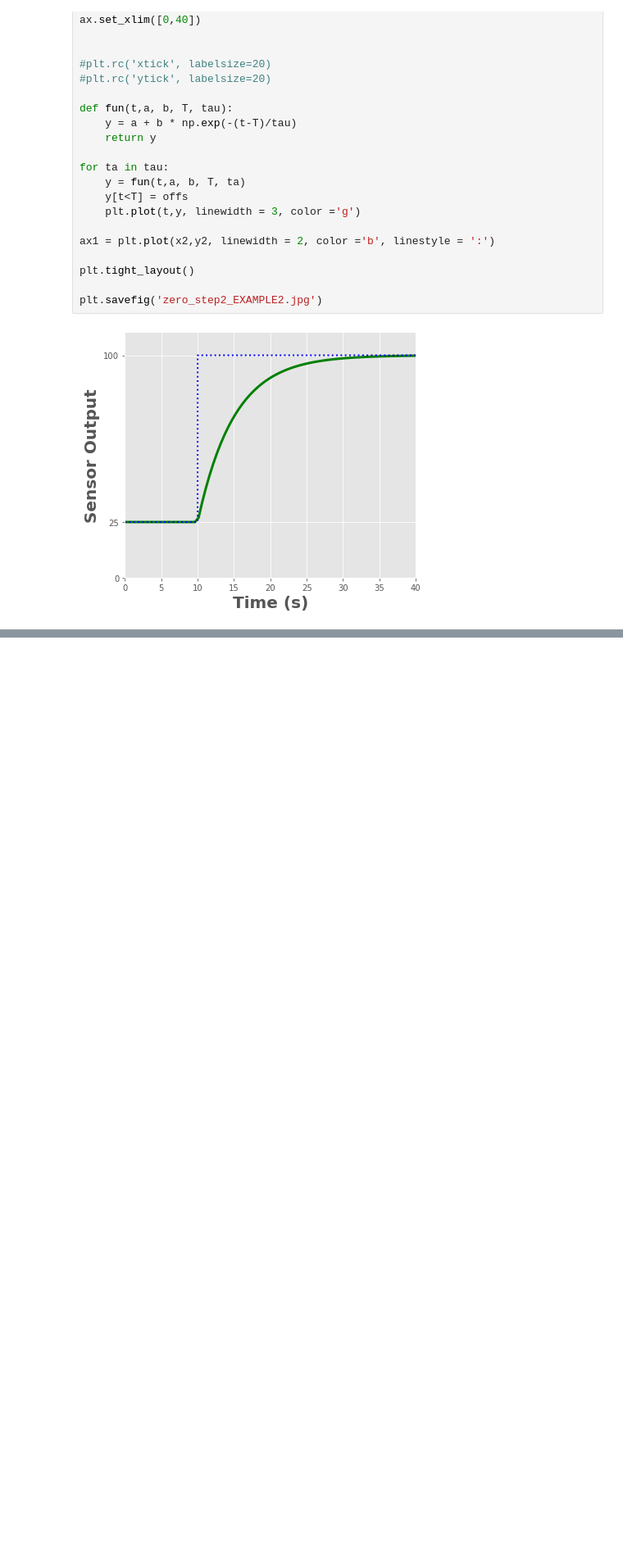
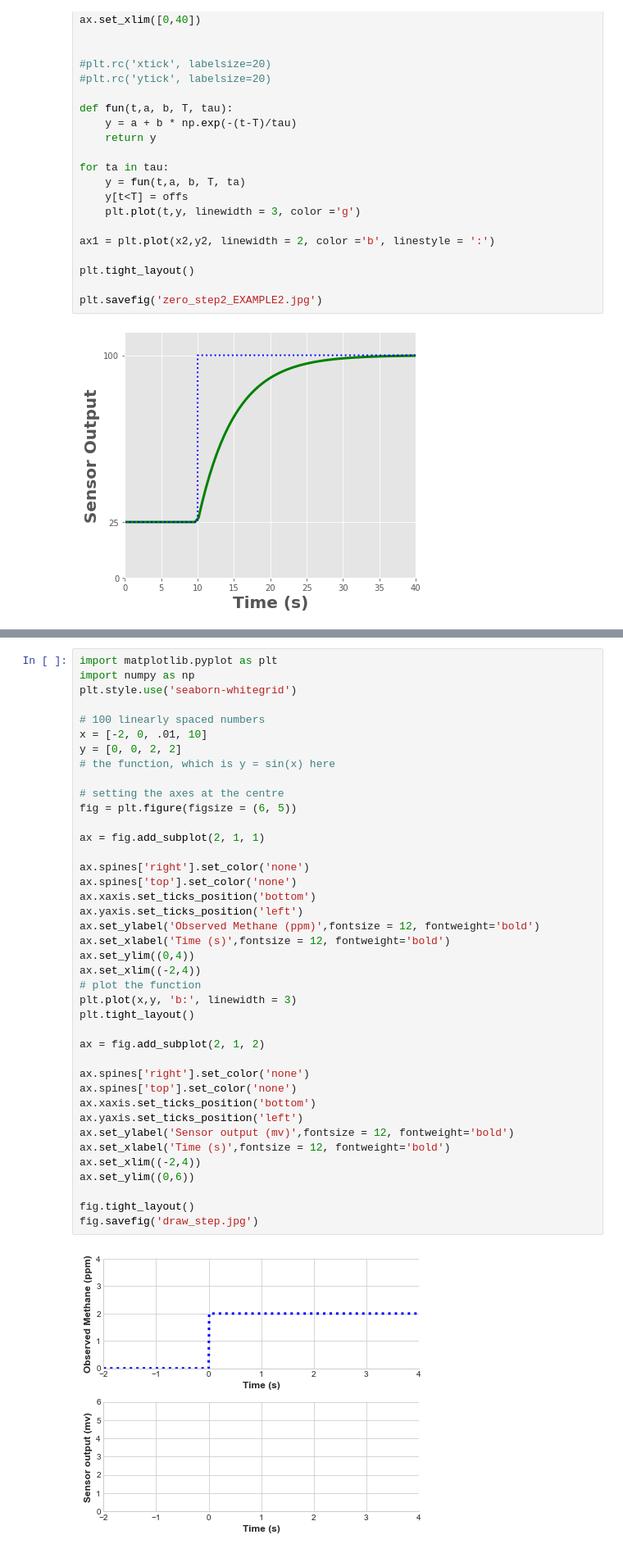
Before and after one commit to TobGerken/ISAT300, a Jupyter notebook: LectureCode/TimeResponseFigures.ipynb, the cells around one changed output, grey strips where cells are left out. Shown: that part at 82% size. Saved outputs shown, nothing was run; the diff lists cells and outputs as text; blank space fills up the shorter version.

```diff
--- a/LectureCode/TimeResponseFigures.ipynb
+++ b/LectureCode/TimeResponseFigures.ipynb
@@ -761,0 +797,42 @@ plt.savefig('zero_step2_EXAMPLE2.jpg')
+# %%
+import matplotlib.pyplot as plt
+import numpy as np
+plt.style.use('seaborn-whitegrid')
+
+# 100 linearly spaced numbers
+x = [-2, 0, .01, 10]
+y = [0, 0, 2, 2]
+# the function, which is y = sin(x) here
+
+# setting the axes at the centre
+fig = plt.figure(figsize = (6, 5))
+
+ax = fig.add_subplot(2, 1, 1)
+
+ax.spines['right'].set_color('none')
+ax.spines['top'].set_color('none')
+ax.xaxis.set_ticks_position('bottom')
+ax.yaxis.set_ticks_position('left')
+ax.set_ylabel('Observed Methane (ppm)',fontsize = 12, fontweight='bold')
+ax.set_xlabel('Time (s)',fontsize = 12, fontweight='bold')
+ax.set_ylim((0,4))
+ax.set_xlim((-2,4))
+# plot the function
+plt.plot(x,y, 'b:', linewidth = 3)
+plt.tight_layout()
+
+ax = fig.add_subplot(2, 1, 2)
+
+ax.spines['right'].set_color('none')
+ax.spines['top'].set_color('none')
+ax.xaxis.set_ticks_position('bottom')
+ax.yaxis.set_ticks_position('left')
+ax.set_ylabel('Sensor output (mv)',fontsize = 12, fontweight='bold')
+ax.set_xlabel('Time (s)',fontsize = 12, fontweight='bold')
+ax.set_xlim((-2,4))
+ax.set_ylim((0,6))
+
+fig.tight_layout()
+fig.savefig('draw_step.jpg')
+# %% [output]
+[figure, added]
```
Also changed, not shown: parts of 3 cells of this notebook, 1 other file.
